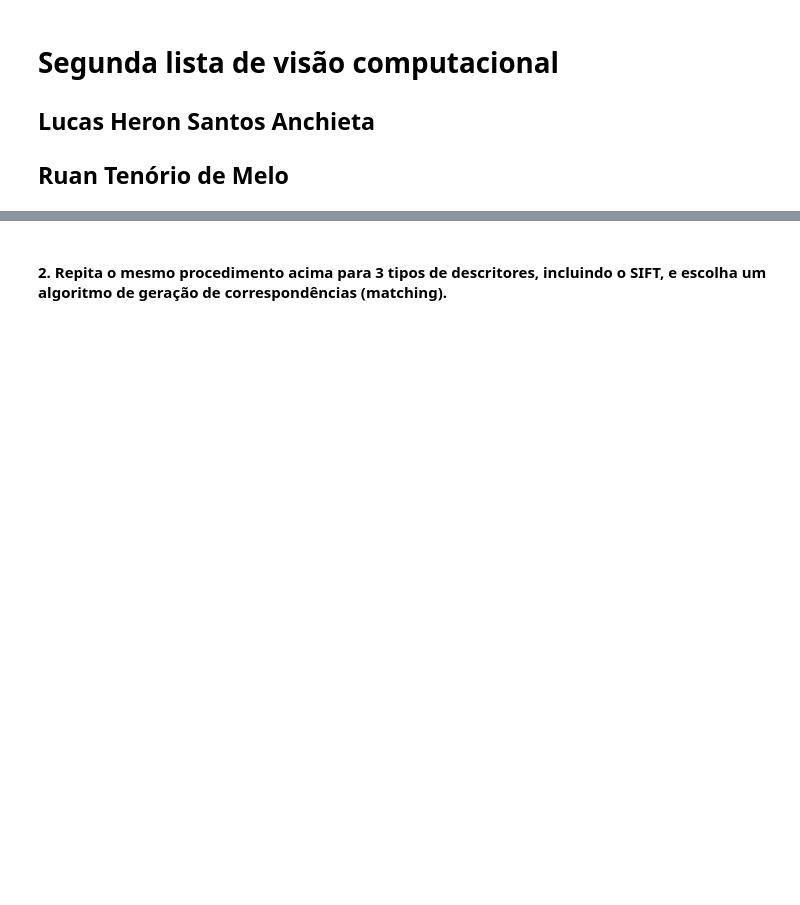
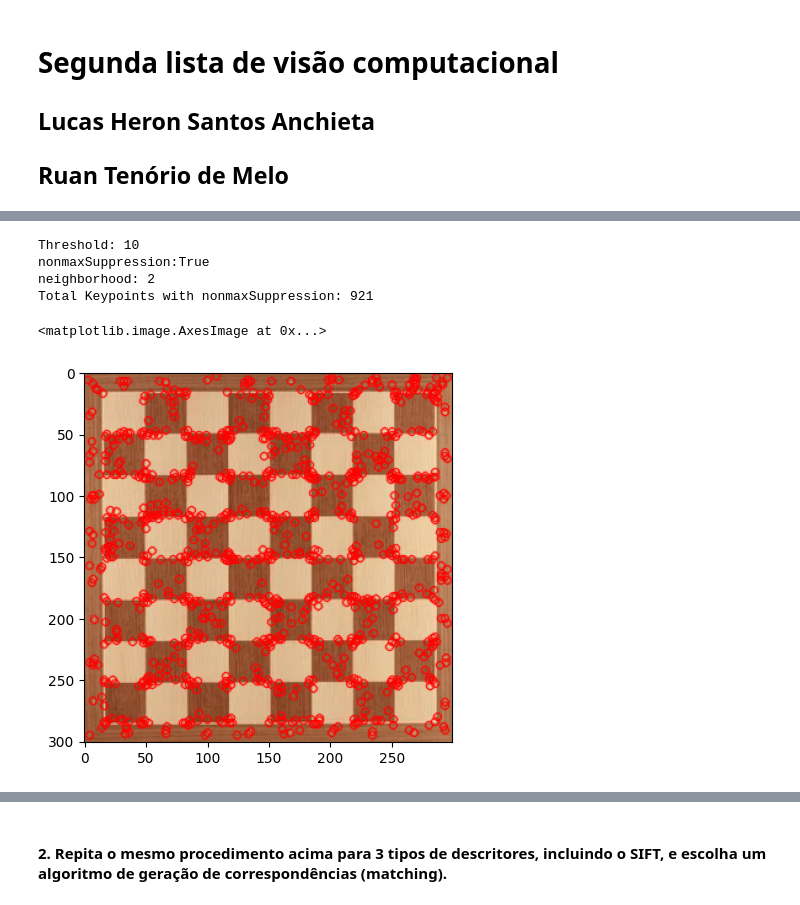
Before and after one commit to LukeHer0/visao_computacional, a Jupyter notebook: lista2/visao_computacional_lista_2.ipynb, the cells around one changed output, grey strips where cells are left out. Saved outputs shown, nothing was run; the diff lists cells and outputs as text; code cells hidden in the pictures; blank space fills up the shorter version.

```diff
--- a/lista2/visao_computacional_lista_2.ipynb
+++ b/lista2/visao_computacional_lista_2.ipynb
@@ -33,0 +58,15 @@ True
+# %%
+def fast_detect_nonmax(img):
+
+    img_gray = cv.cvtColor(img, cv.COLOR_RGB2GRAY)
+
+    fast = cv.FastFeatureDetector_create()
+
+    kp = fast.detect(img_gray,None)
+    dst = cv.drawKeypoints(img, kp, None, color=(255,0,0))
+    print( "Threshold: {}".format(fast.getThreshold()) )
+    print( "nonmaxSuppression:{}".format(fast.getNonmaxSuppression()) )
+    print( "neighborhood: {}".format(fast.getType()) )
+    print( "Total Keypoints with nonmaxSuppression: {}".format(len(kp)))
+
+    return dst
@@ -33,0 +86,9 @@ True
+# %%
+plt.imshow(fast_detect_nonmax(img))
+# %% [output]
+Threshold: 10
+nonmaxSuppression:True
+neighborhood: 2
+Total Keypoints with nonmaxSuppression: 921
+<matplotlib.image.AxesImage at 0x...>
+[figure, added]
```
Also changed, not shown: parts of 15 cells of this notebook, 2 other files.
